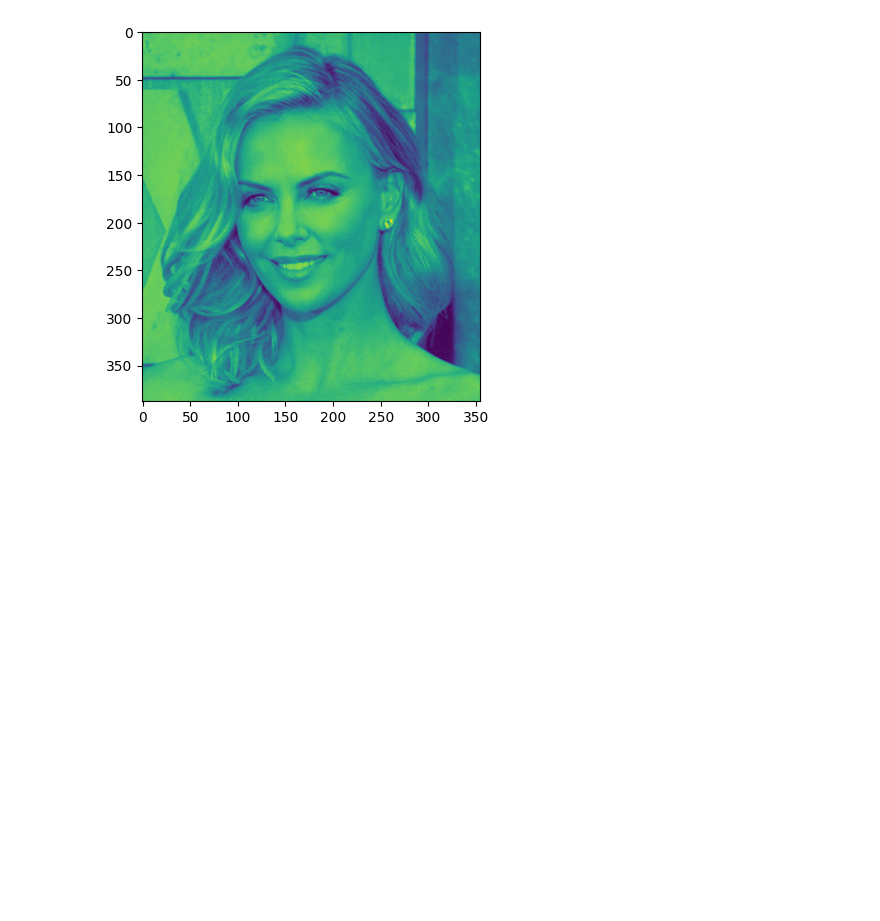
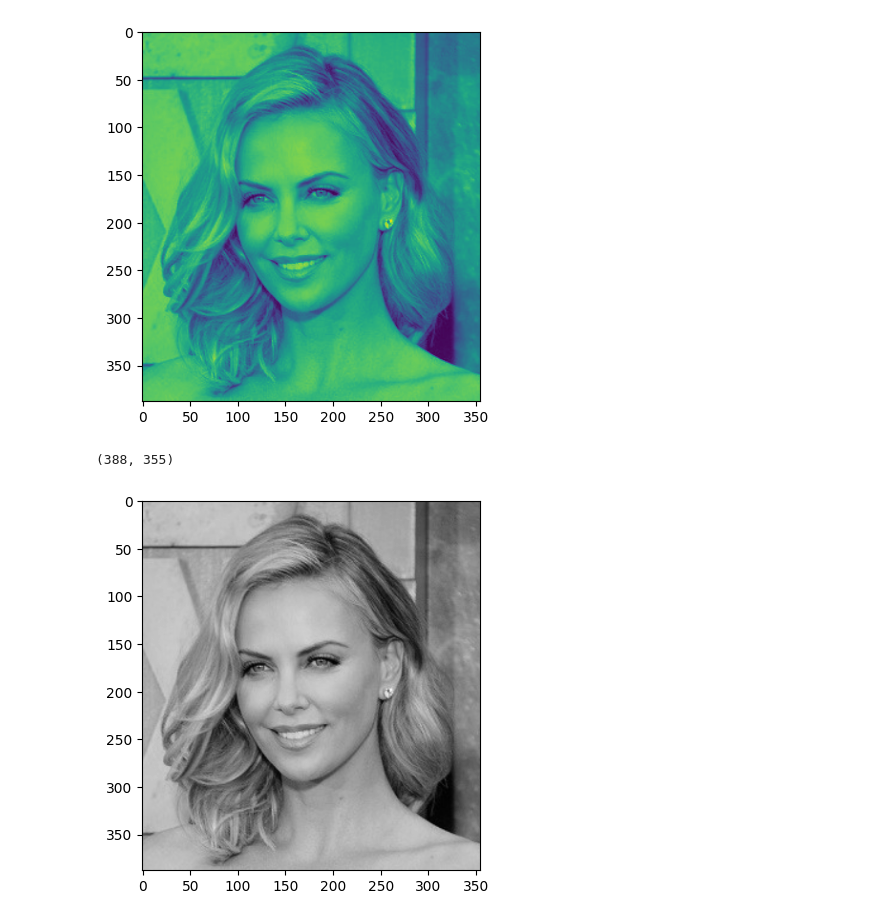
Before and after one commit to andresvillamayor/ML_Imagenes, a Jupyter notebook: leer_imagen_1.ipynb, the cells around one changed output. Saved outputs shown, nothing was run; the diff lists cells and outputs as text; code cells hidden in the pictures; blank space fills up the shorter version.

```diff
--- a/leer_imagen_1.ipynb
+++ b/leer_imagen_1.ipynb
@@ -55,3 +55,10 @@ plt.imshow(imagen_copy)
 plt.show()
 # %% [output]
 [figure]
+# %%
+plt.imshow(imagen_copy,cmap ='gray')
+print (imagen_copy.shape)
+plt.show()
+# %% [output]
+(388, 355)
+[figure, added]
```
